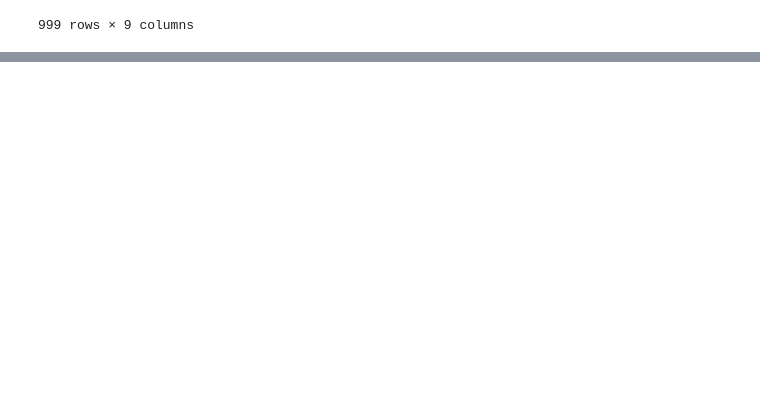
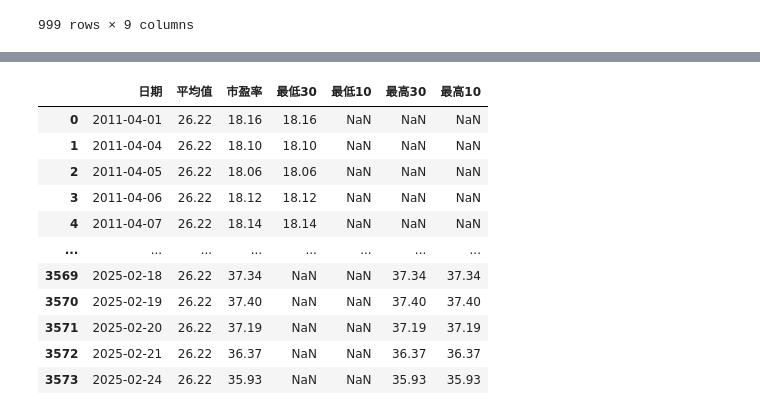
Before and after one commit to tcfh2016/knowledge-map, a Jupyter notebook: Finance/FinTech/akshare/指数数据/akshare_index.ipynb, the cells around one changed output, grey strips where cells are left out. Cells and saved outputs as stored; diff of their text form; code cells hidden in the pictures; blank space fills up the shorter version.

```diff
--- a/Finance/FinTech/akshare/指数数据/akshare_index.ipynb
+++ b/Finance/FinTech/akshare/指数数据/akshare_index.ipynb
@@ -108,0 +432,97 @@ gz_df.loc['399750':]
+# %%
+
+def index_value_hist_funddb(
+    symbol: str = "大盘成长", indicator: str = "市盈率"
+) -> pd.DataFrame:
+    """
+    funddb-指数估值-估值信息
+    https://funddb.cn/site/index
+    :param symbol: 指数名称; 通过调用 ak.index_value_name_funddb() 来获取
+    :type symbol: str
+    :param indicator: choice of {'市盈率', '市净率', '股息率', '风险溢价'}
+    :type indicator: str
+    :return: 估值信息
+    :rtype: pandas.DataFrame
+    """
+    indicator_map = {
+        "市盈率": "pe",
+        "市净率": "pb",
+        "股息率": "xilv",
+        "风险溢价": "fed",
+    }
+    index_value_name_funddb_df = index_value_name_funddb()
+    name_code_map = dict(
+        zip(
+            index_value_name_funddb_df["指数名称"],
+            index_value_name_funddb_df["指数代码"],
+        )
+    )
+    url = "https://api.jiucaishuo.com/v2/guzhi/newtubiaolinedata"
+    get_current_timestamp_ms_str = __get_current_timestamp_ms()
+    encode_params = __create_encode(
+        act_time=str(get_current_timestamp_ms_str),
+        authtoken="",
+        gu_code=name_code_map[symbol],
+        pe_category=indicator_map[indicator],
+        type="pc",
+        ver="new",
+        version="2.2.7",
+        year=-1,
+    )
+    payload = {
+        "gu_code": name_code_map[symbol],
+        "pe_category": indicator_map[indicator],
+        "year": -1,
+        "ver": "new",
+        "type": "pc",
+        "version": "2.2.7",
+        "authtoken": "",
+        "act_time": str(get_current_timestamp_ms_str)
+    }
+    payload.update(encode_params)
+    r = requests.post(url, json=payload)
+    data_json = r.json()
+    big_df = pd.DataFrame()
+    temp_df = pd.DataFrame(
+        data_json["data"]["tubiao"]["series"][0]["data"],
+        columns=["timestamp", "value"],
+    )
+    big_df["日期"] = (
+        pd.to_datetime(temp_df["timestamp"], unit="ms", utc=True)
+        .dt.tz_convert("Asia/Shanghai")
+        .dt.date
+    )
+    big_df["平均值"] = pd.to_numeric(temp_df["value"])
+    big_df[indicator] = pd.to_numeric(
+        [item[1] for item in data_json["data"]["tubiao"]["series"][1]["data"]]
+    )
+    big_df["最低30"] = pd.to_numeric(
+        [item[1] for item in data_json["data"]["tubiao"]["series"][2]["data"]]
+    )
+    big_df["最低10"] = pd.to_numeric(
+        [item[1] for item in data_json["data"]["tubiao"]["series"][3]["data"]]
+    )
+    big_df["最高30"] = pd.to_numeric(
+        [item[1] for item in data_json["data"]["tubiao"]["series"][4]["data"]]
+    )
+    big_df["最高10"] = pd.to_numeric(
+        [item[1] for item in data_json["data"]["tubiao"]["series"][5]["data"]]
+    )
+    return big_df
+
+
+
+index_value_hist_funddb(symbol='纳斯达克100')
+# %% [output]
+|  | 日期 | 平均值 | 市盈率 | 最低30 | 最低10 | 最高30 | 最高10 |
+| 0 | 2011-04-01 | 26.22 | 18.16 | 18.16 | NaN | NaN | NaN |
+| 1 | 2011-04-04 | 26.22 | 18.10 | 18.10 | NaN | NaN | NaN |
+| 2 | 2011-04-05 | 26.22 | 18.06 | 18.06 | NaN | NaN | NaN |
+| 3 | 2011-04-06 | 26.22 | 18.12 | 18.12 | NaN | NaN | NaN |
+| 4 | 2011-04-07 | 26.22 | 18.14 | 18.14 | NaN | NaN | NaN |
+| ... | ... | ... | ... | ... | ... | ... | ... |
+| 3569 | 2025-02-18 | 26.22 | 37.34 | NaN | NaN | 37.34 | 37.34 |
+| 3570 | 2025-02-19 | 26.22 | 37.40 | NaN | NaN | 37.40 | 37.40 |
+| 3571 | 2025-02-20 | 26.22 | 37.19 | NaN | NaN | 37.19 | 37.19 |
+| 3572 | 2025-02-21 | 26.22 | 36.37 | NaN | NaN | 36.37 | 36.37 |
+| 3573 | 2025-02-24 | 26.22 | 35.93 | NaN | NaN | 35.93 | 35.93 |
```
Also changed, not shown: parts of 7 cells of this notebook, 2 other files.
